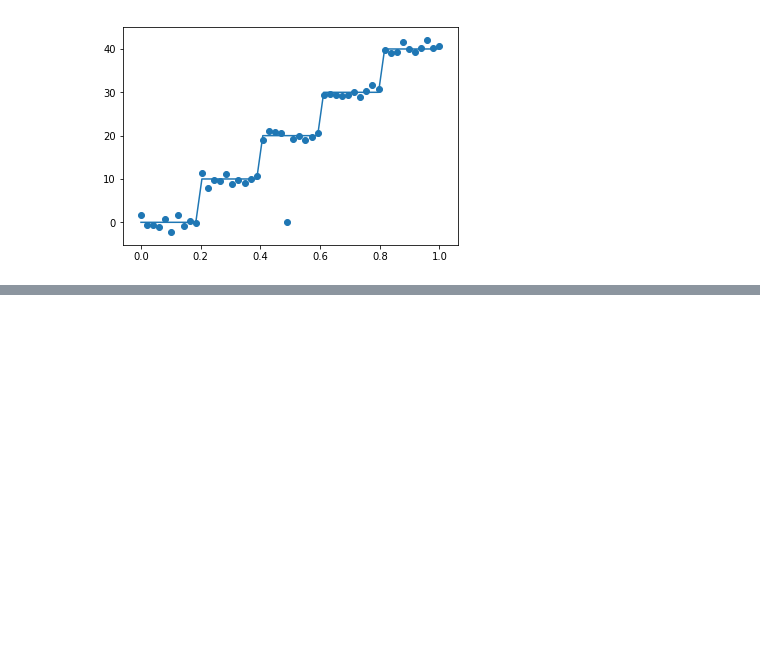
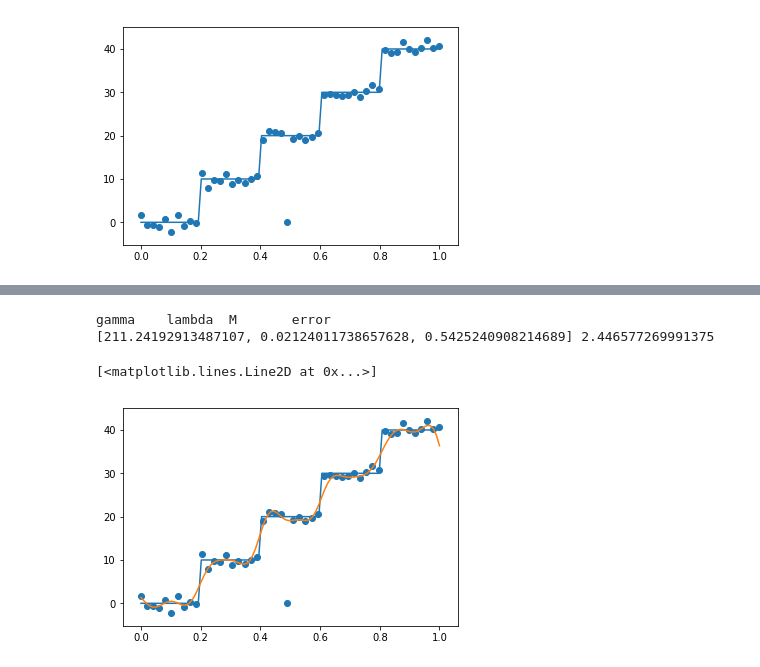
Before and after one commit to andgoldschmidt/CSE-546, a Jupyter notebook: Set4_Problem2.ipynb, the cells around one changed output, grey strips where cells are left out. Saved outputs shown, nothing was run; the diff lists cells and outputs as text; code cells hidden in the pictures; blank space fills up the shorter version.

```diff
--- a/Set4_Problem2.ipynb
+++ b/Set4_Problem2.ipynb
@@ -74,0 +139,36 @@ Problem(Minimize(Expression(UNKNOWN, UNKNOWN, ())), [NonPos(Expression(AFFINE, U
+# %%
+g_max = 1000
+g_min = 1
+
+lambd_max = 5
+lambd_min = .005
+
+M_max = 10
+M_min = .1
+
+best_huber = []
+best_error_huber = np.inf
+
+for i in range(100):
+    gamma0 = np.random.rand()*(g_max-g_min) + g_min
+    lambd0 = np.random.rand()*(lambd_max-lambd_min) + lambd_min
+    M0 = np.random.rand()*(M_max-M_min) + M_min
+    error = k_fold_cv(5, x_data, y_data, huber_loss_fn, M0, k_rbf, gamma0, lambd0)
+    if error < best_error_huber:
+        best_error_huber = error
+        best_huber = [gamma0, lambd0, M0]
+# %%
+print('gamma\t lambda\t M\t error')
+print(best_huber, best_error_huber)
+f_hat = cvx_kernel_1d(x_data, y_data,
+                      loss_fn=huber_loss_fn, loss_params=best_huber[2],
+                      kernel=k_rbf, k_params=best_huber[0], lambd=best_huber[1])
+
+plt.plot(x, function(x))
+plt.scatter(x_data, y_data)
+plt.plot(x, f_hat(x))
+# %% [output]
+gamma    lambda  M       error
+[211.24192913487107, 0.02124011738657628, 0.5425240908214689] 2.446577269991375
+[<matplotlib.lines.Line2D at 0x...>]
+[figure, added]
```
Also changed, not shown: parts of 17 cells of this notebook, 1 other file.
